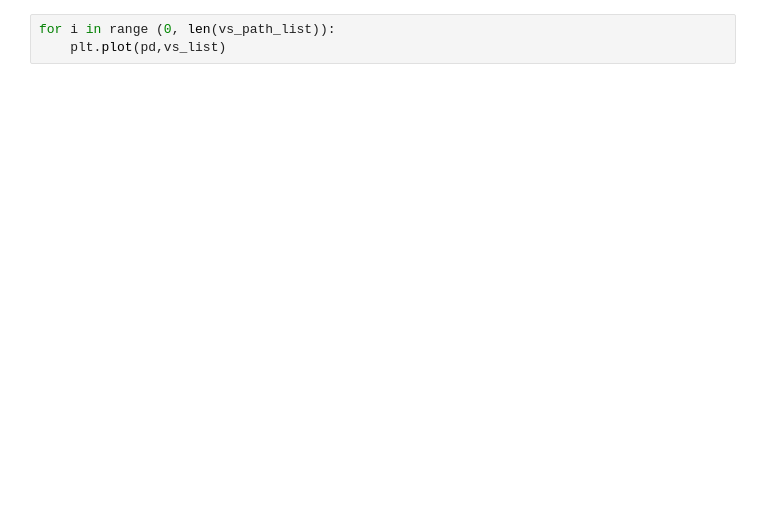
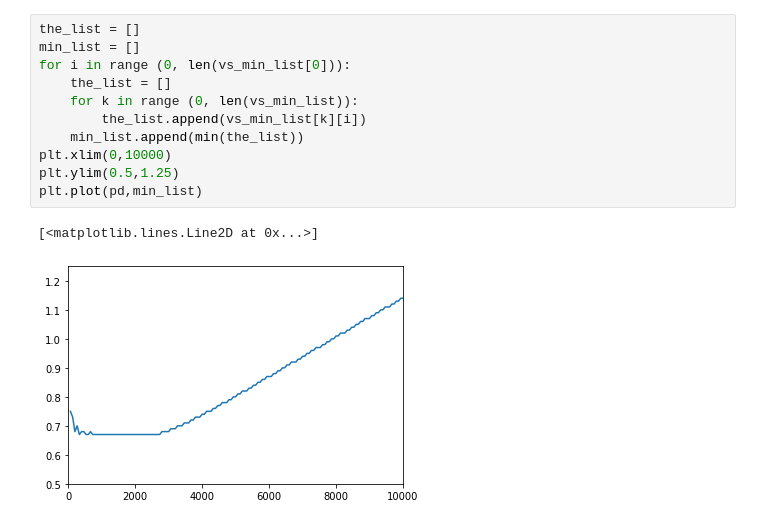
Before and after one commit to massanf/3Sexperiment, a Jupyter notebook: E1/graphing.ipynb, the cells around one changed output. Saved outputs shown, nothing was run; the diff lists cells and outputs as text; blank space fills up the shorter version.

```diff
--- a/E1/graphing.ipynb
+++ b/E1/graphing.ipynb
@@ -118,3 +115,14 @@ IndexError: list index out of range
 # %%
-for i in range (0, len(vs_path_list)):
-    plt.plot(pd,vs_list)
+the_list = []
+min_list = []
+for i in range (0, len(vs_min_list[0])):
+    the_list = []
+    for k in range (0, len(vs_min_list)):
+        the_list.append(vs_min_list[k][i])
+    min_list.append(min(the_list))
+plt.xlim(0,10000)
+plt.ylim(0.5,1.25)
+plt.plot(pd,min_list)
+# %% [output]
+[<matplotlib.lines.Line2D at 0x...>]
+[figure, added]
```
Also changed, not shown: parts of 1 cell of this notebook, 6 other files.
